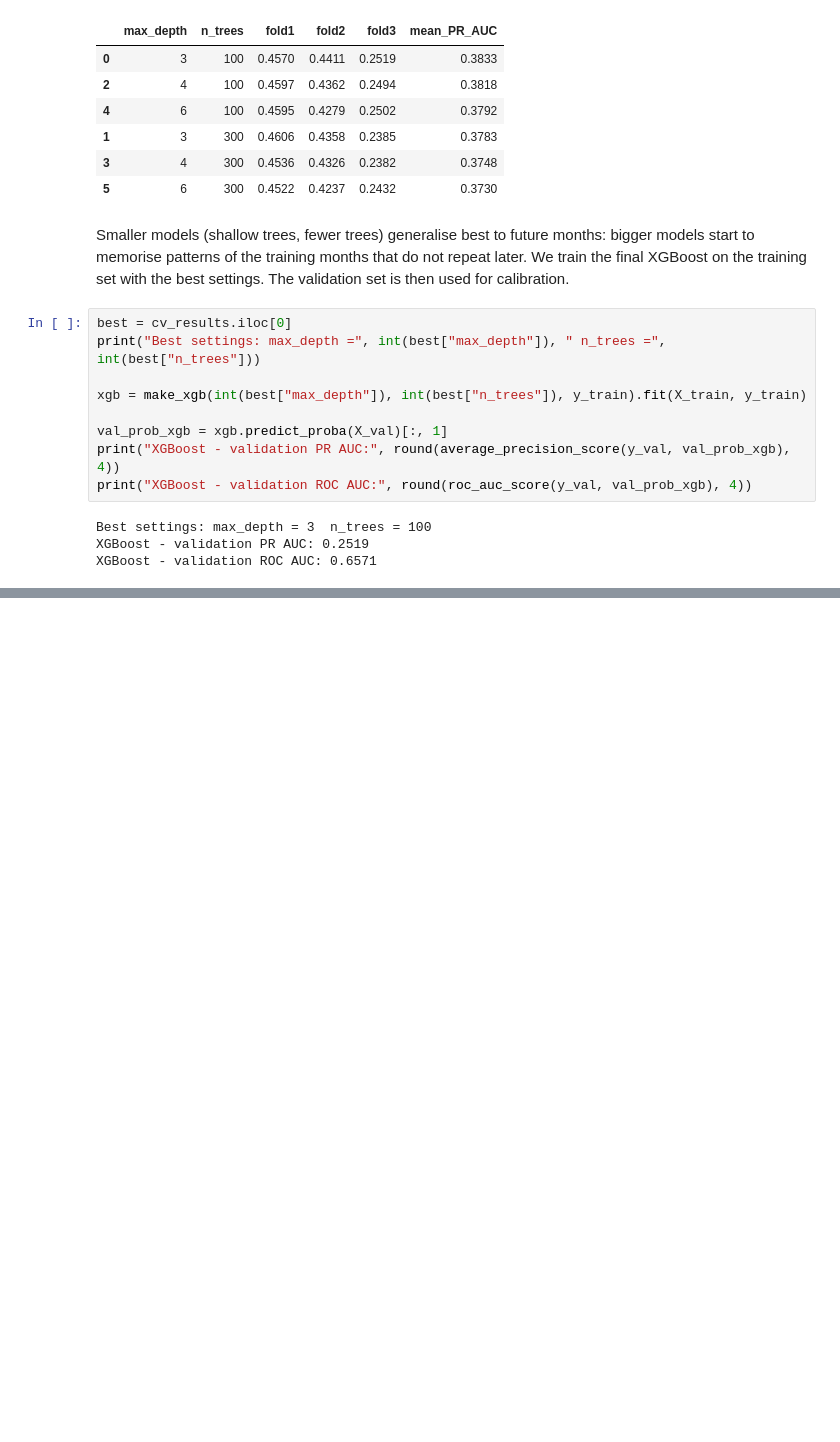
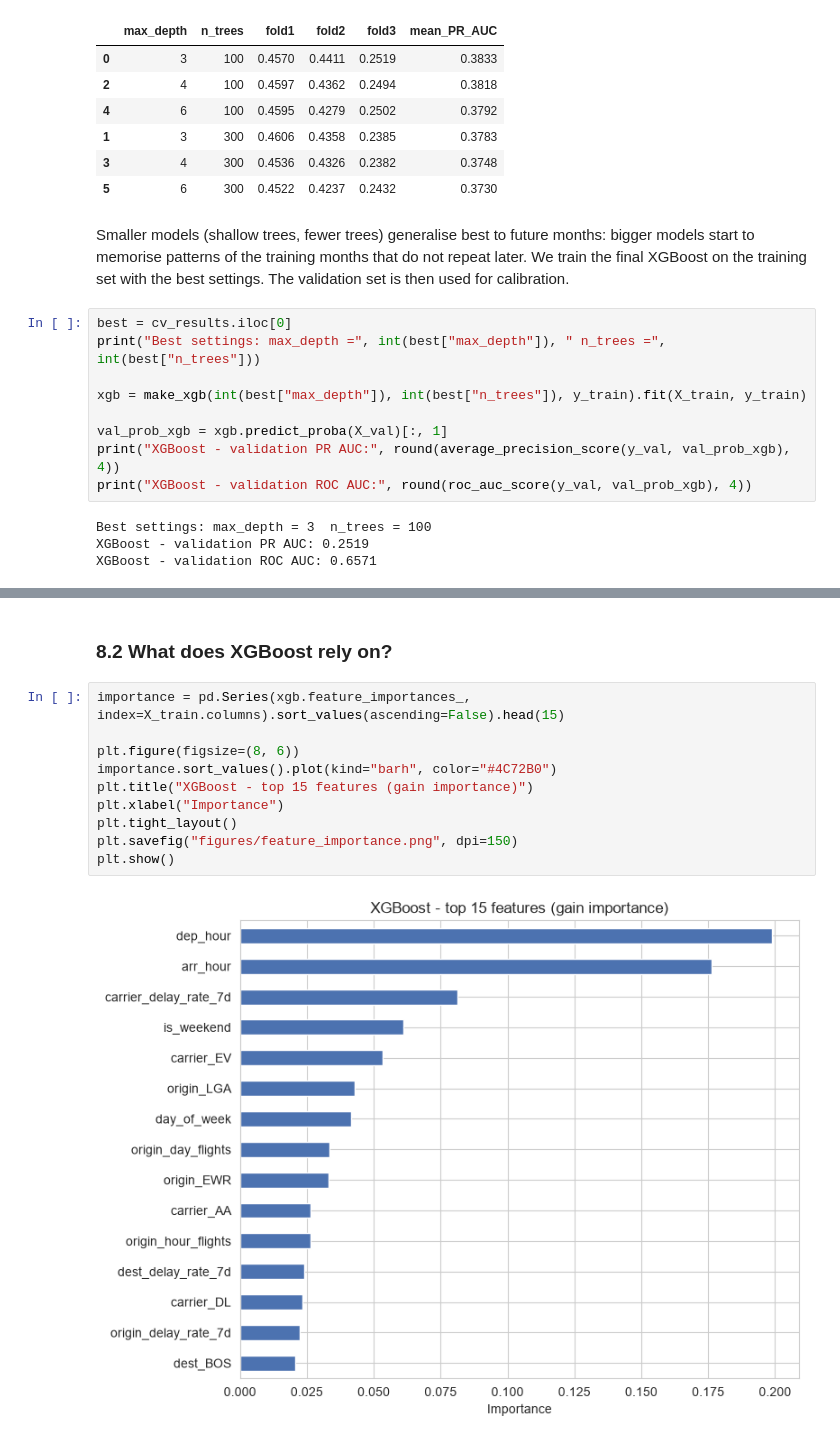
Before and after one commit to mayank-pillai-99/flight-delay-prediction, a Jupyter notebook: flight_delay_prediction.ipynb, the cells around one changed output, grey strips where cells are left out. Cells and saved outputs as stored; diff of their text form; blank space fills up the shorter version.

```diff
--- a/flight_delay_prediction.ipynb
+++ b/flight_delay_prediction.ipynb
@@ -520,0 +634,14 @@ XGBoost - validation ROC AUC: 0.6571
+# %% [markdown]
+### 8.2 What does XGBoost rely on?
+# %%
+importance = pd.Series(xgb.feature_importances_, index=X_train.columns).sort_values(ascending=False).head(15)
+
+plt.figure(figsize=(8, 6))
+importance.sort_values().plot(kind="barh", color="#4C72B0")
+plt.title("XGBoost - top 15 features (gain importance)")
+plt.xlabel("Importance")
+plt.tight_layout()
+plt.savefig("figures/feature_importance.png", dpi=150)
+plt.show()
+# %% [output]
+[figure, added]
```
Also changed, not shown: parts of 10 cells of this notebook, 4 other files.
